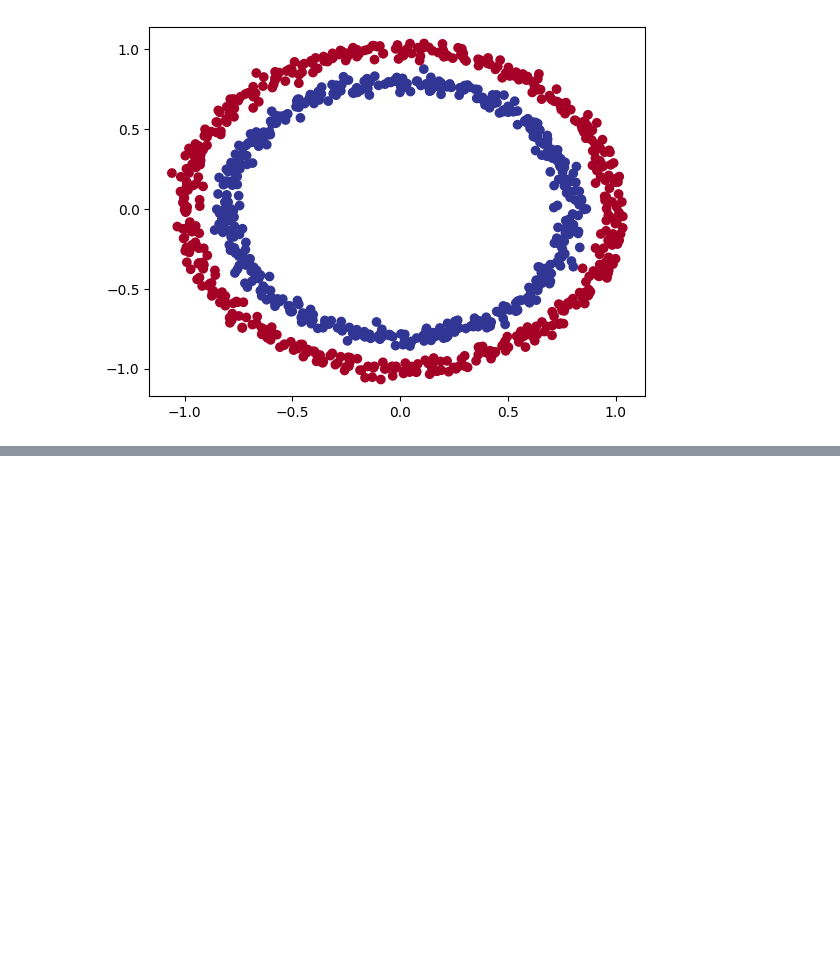
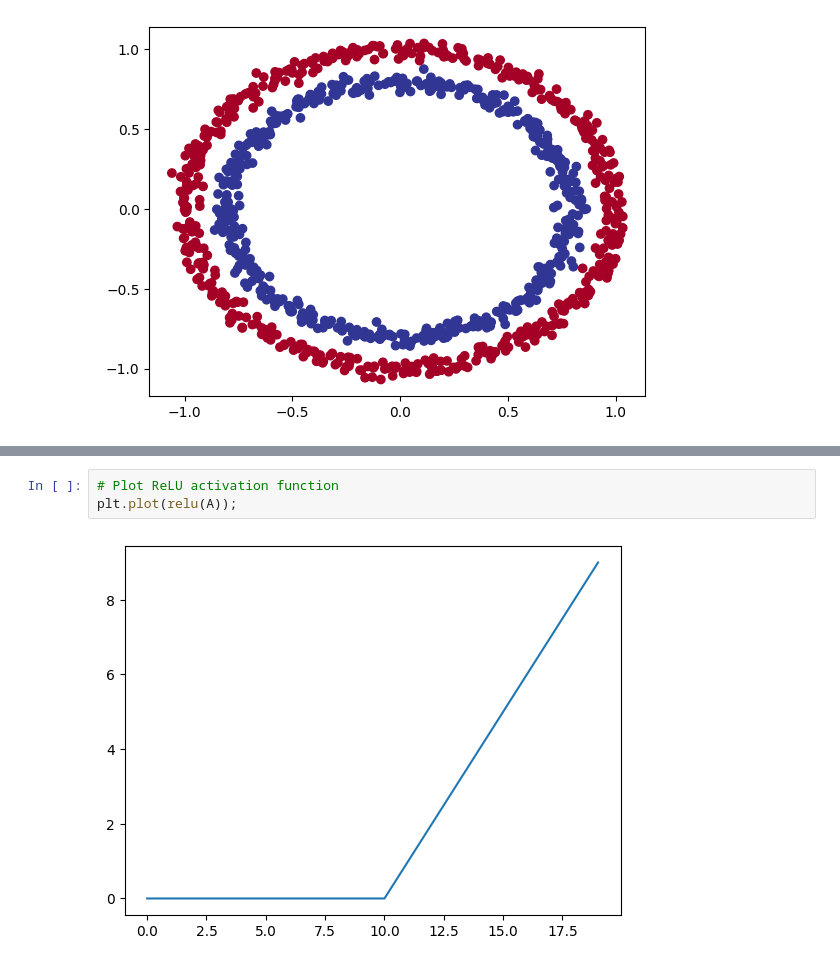
Before and after one commit to hasdasda/HoctheoPhamDinhKhanh, a Jupyter notebook: Neural_Network_Classification.ipynb, the cells around one changed output, grey strips where cells are left out. Drawn from its saved outputs; the diff is of its cells as text; blank space fills up the shorter version.

```diff
--- a/Neural_Network_Classification.ipynb
+++ b/Neural_Network_Classification.ipynb
@@ -788,0 +922,5 @@ len(X_train), len(X_test), len(y_train), len(y_test)
+# %%
+# Plot ReLU activation function
+plt.plot(relu(A));
+# %% [output]
+[figure, added]
```
Also changed, not shown: parts of 28 cells of this notebook.
